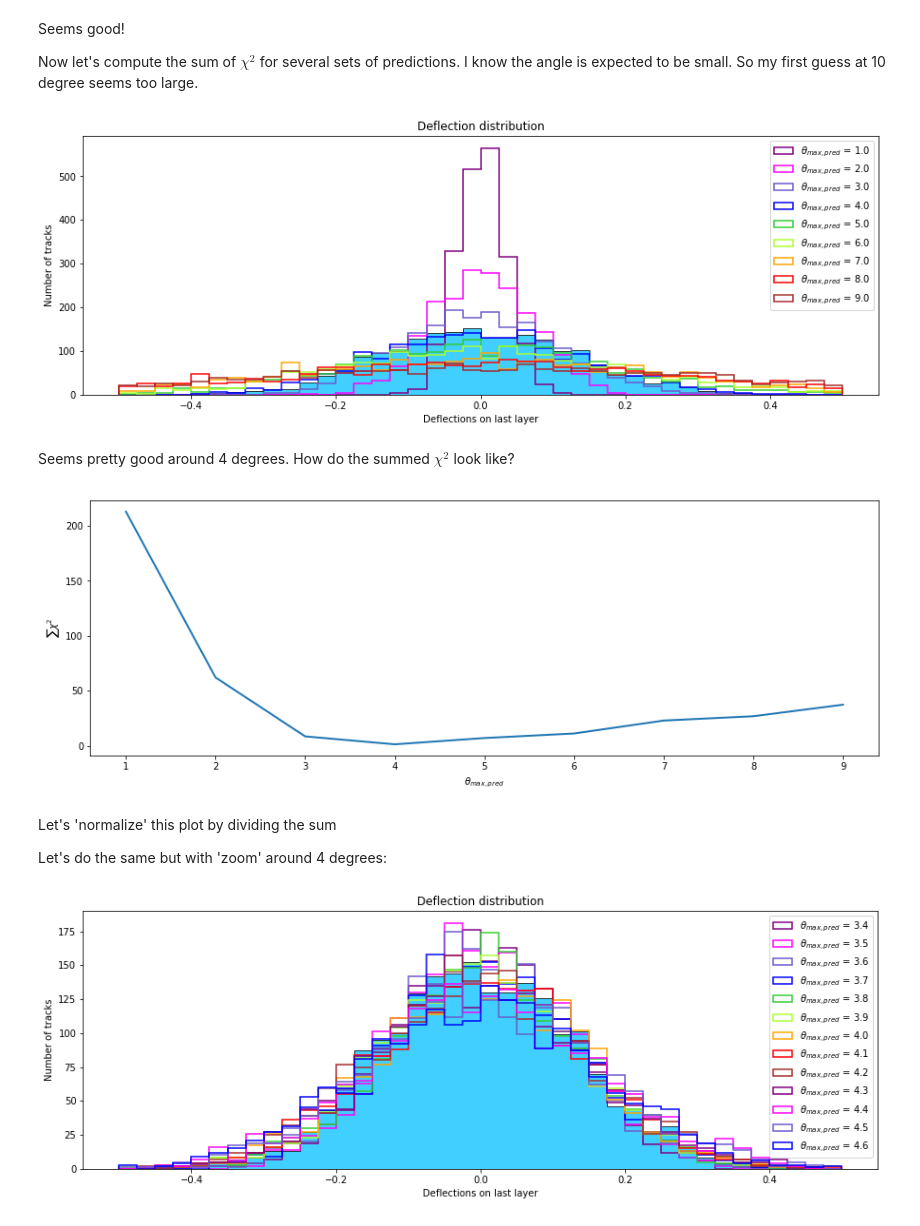
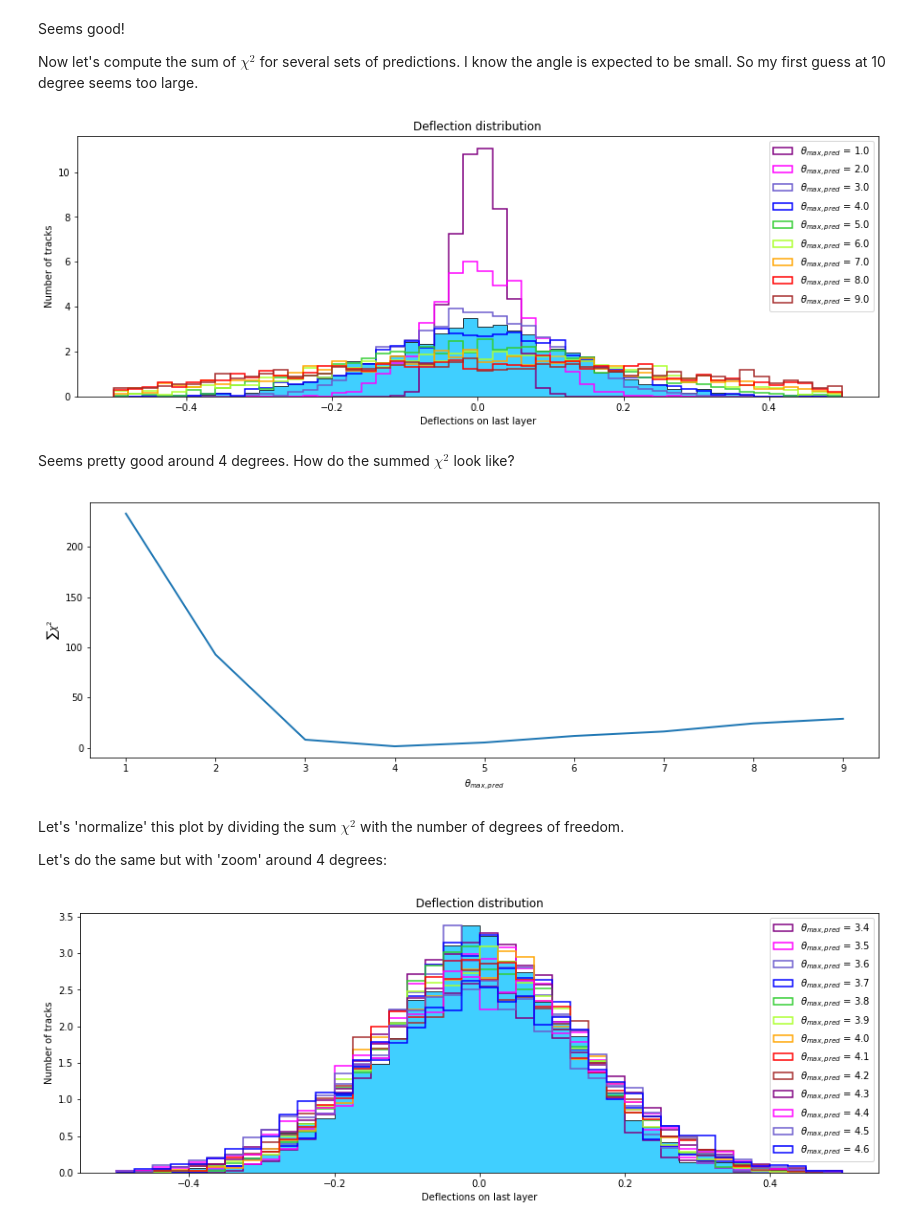
Before and after one commit to smeehan12/LifeOfAParticle_2019, a Jupyter notebook: Assignments/assignment_part2_Claire/solution_assignment_3_part1.ipynb, the cells around one changed output. Drawn from its saved outputs; the diff is of its cells as text; code cells hidden in the pictures.

```diff
--- a/Assignments/assignment_part2_Claire/solution_assignment_3_part1.ipynb
+++ b/Assignments/assignment_part2_Claire/solution_assignment_3_part1.ipynb
@@ -125,5 +124,6 @@ fig.savefig("tracker_CoulombScatt_%d_tracks.png"%N_tracks)
 Let's save the data in a text file.
 # %%
 for i in range(len(finalDevs)):
-    print("track%05d\t%.5f"%(i, finalDevs[i]))
+    if i%100==0:
+        print("track%05d\t%.5f"%(i, finalDevs[i]))
 # %% [output]
@@ -155,8 +158,29 @@ I will import it and generate a guessed distribution for a guessed $\theta_\text
 import toyTracker as tk
 import TrackerSimulator as tkSim
 
+
+#============== Retrieving the data
+def Read_Two_Column_File(file_name):
+    with open(file_name, 'r') as data:
+        col1 = []
+        col2 = []
+        for line in data:
+            p = line.split()
+            col1.append(str(p[0]))
+            col2.append(float(p[1]))
+    return col1, col2
+
+trackIDs, obsDeflections = Read_Two_Column_File("data_tracker_run1.txt")
+
+#=============== Test! Print some values:
+print("Getting observation data points. The 5 first observed deflections are:")
+print(obsDeflections[0:4])
+print("Last two ones:")
+print(obsDeflections[-3:-1])
+
+#=============== Generate guesses:
 theta_max_guess = 10
-nBins2 = 50
+nBins2 = 100
 
 guessDeflections = tkSim.getDeflectionsAllTracksCoulomb( N_layers, N_tracks, theta_max_guess )
 
@@ -165,7 +189,8 @@ plt.title('Deflection distribution')
 plt.xlabel('Deflections on last layer')
 plt.ylabel('Number of tracks')
 # Overlaying data (D) and guessed (G) distribution
-nD, binArrayD, patchesD = plt.hist(finalDevs,       nBins2, range=[minx, maxx],**histoConf)
-nG, binArrayG, patchesG = plt.hist(guessDeflections, nBins2, range=[minx, maxx], color='red', histtype='step', lw=2)
+nD, binArrayD, patchesD = plt.hist(obsDeflections,   nBins2, label='Observed', range=[minx, maxx],**histoConf)
+nG, binArrayG, patchesG = plt.hist(guessDeflections, nBins2, label=r'Prediction, $\theta_{max}$ = %.1f'%theta_max_guess, range=[minx, maxx], color='red', histtype='step', lw=2)
+plt.legend(frameon=False)
 fig2.show()
 # %% [output]
@@ -220,7 +249,7 @@ Now let's compute the sum of $\chi^2$ for several sets of predictions. I know th
 theta_max_preds = [1, 2, 3, 4, 5, 6, 7, 8, 9]
 sumChi2_preds   = []    # for minimalization later
 
-nBins2 = 40
+nBins2 = 50
 minx = -0.5
 maxx = +0.5
 
@@ -230,7 +259,7 @@ plt.xlabel('Deflections on last layer')
 plt.ylabel('Number of tracks')
 
 # Plot the data:
-nD, binArrayD, patchesD = plt.hist(finalDevs, nBins2, range=[minx, maxx],**histoConf)
+nD, binArrayD, patchesD = plt.hist(obsDeflections, nBins2, range=[minx, maxx], density=True, **histoConf)
 
 # For plotting the guessed distributions, let's  let's color each distrib:
 colors = ['purple', 'magenta', 'slateblue', 'blue', 'limegreen', 'greenyellow', 'orange', 'red', 'brown']
@@ -248,12 +277,12 @@ for i in range(len(theta_max_preds)):
     legendTag = r"$\theta_{max, pred}$ = %.1f" %(theta_max_preds[i])
 
     # Plot this:
-    nD, binArrayD, patchesD = plt.hist(finalDevs_thisPred, nBins2, label=legendTag, range=[minx, maxx], color=colors[i%len(colors)], histtype='step', lw=1.5)
+    nD, binArrayD, patchesD = plt.hist(finalDevs_thisPred, nBins2, label=legendTag, range=[minx, maxx], density=True, color=colors[i%len(colors)], histtype='step', lw=1.5)
 
 plt.legend()
 fig3.show()
 # %% [output]
-[figure, old version]
+[figure, new version]
 # %% [markdown]
 Seems pretty good around 4 degrees.
 How do the summed $\chi^2$ look like?
@@ -264,9 +293,9 @@ plt.xlabel(r"$\theta_{max,pred}$")
 plt.ylabel(r"$\sum \chi^2$")
 fig.savefig("graph_sumChi2_vs_predThetas.png")
 # %% [output]
-[figure, old version]
+[figure, new version]
 # %% [markdown]
-Let's 'normalize' this plot by dividing the sum
+Let's 'normalize' this plot by dividing the sum $\chi^2$ with the number of degrees of freedom.
 
 Let's do the same but with 'zoom' around 4 degrees:
 # %%
@@ -277,36 +306,36 @@ sumChi2_preds   = []    # for minimalization later
 nBins2 = 40
 minx = -0.5
 maxx = +0.5
 
 fig3 = plt.figure(figsize=(15,5))
 plt.title('Deflection distribution')
 plt.xlabel('Deflections on last layer')
 plt.ylabel('Number of tracks')
 
 # Plot the data:
-nD, binArrayD, patchesD = plt.hist(finalDevs, nBins2, range=[minx, maxx],**histoConf)
+nD, binArrayD, patchesD = plt.hist(obsDeflections, nBins2, range=[minx, maxx], density=True, **histoConf)
 
 # For plotting the guessed distributions, let's  let's color each distrib:
 colors = ['purple', 'magenta', 'slateblue', 'blue', 'limegreen', 'greenyellow', 'orange', 'red', 'brown']
 
 for i in range(len(theta_max_preds)):
 
     # Shoot tracks and create the distribution
-    finalDevs_thisPred = tkSim.getDeflectionsAllTracksCoulomb( N_layers, N_tracks, theta_max_preds[i] )
+    finalDevs_thisPred = tkSim.getDeflectionsAllTracksCoulomb( N_layers, 2*N_tracks, theta_max_preds[i] )
 
     # Compare with the observation:
     current_sumChi2 = getSumChiSquared(finalDevs_thisPred, finalDevs, nBins2, minx, maxx)
     # I divide by the number of bins in the histogram (known as number of degrees of freedom, ndf)
     sumChi2_preds.append(current_sumChi2/nBins2)
 
     legendTag = r"$\theta_{max, pred}$ = %.1f" %(theta_max_preds[i])
 
     # Plot this:
-    nD, binArrayD, patchesD = plt.hist(finalDevs_thisPred, nBins2, label=legendTag, range=[minx, maxx], color=colors[i%len(colors)], histtype='step', lw=1.5)
+    nD, binArrayD, patchesD = plt.hist(finalDevs_thisPred, nBins2, label=legendTag, range=[minx, maxx], color=colors[i%len(colors)], density=True, histtype='step', lw=1.5)
 
 plt.legend()
 fig3.show()
 # %% [output]
-[figure, old version]
+[figure, new version]
 # %%
 fig = plt.figure(figsize=(15,5))
```
Also changed, not shown: parts of 7 cells of this notebook, 21 other files.
